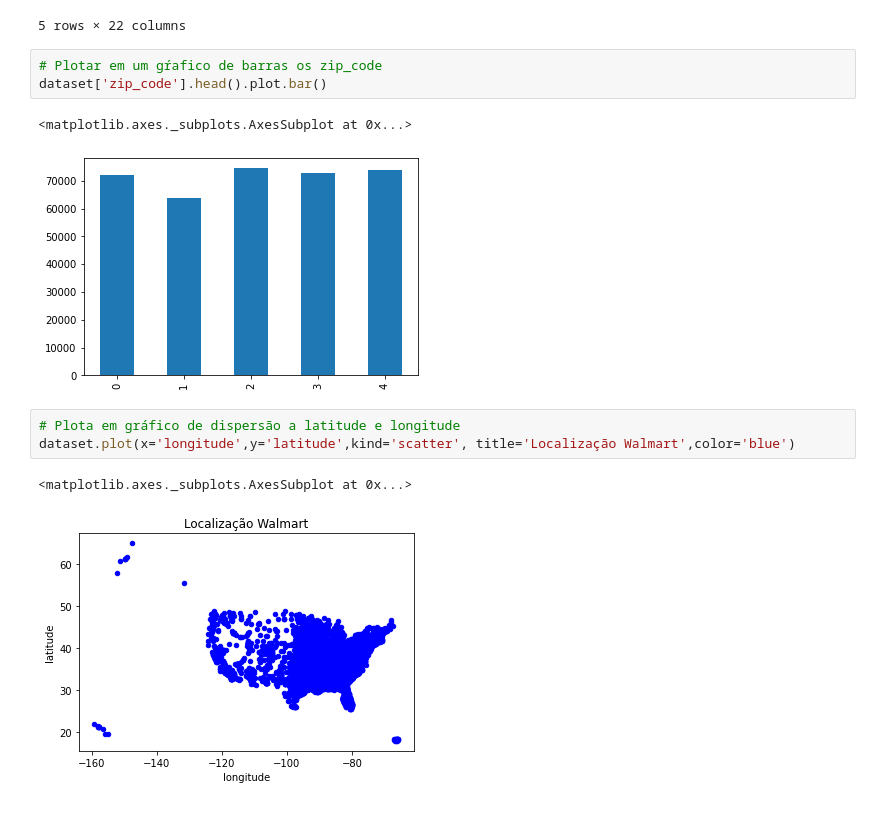
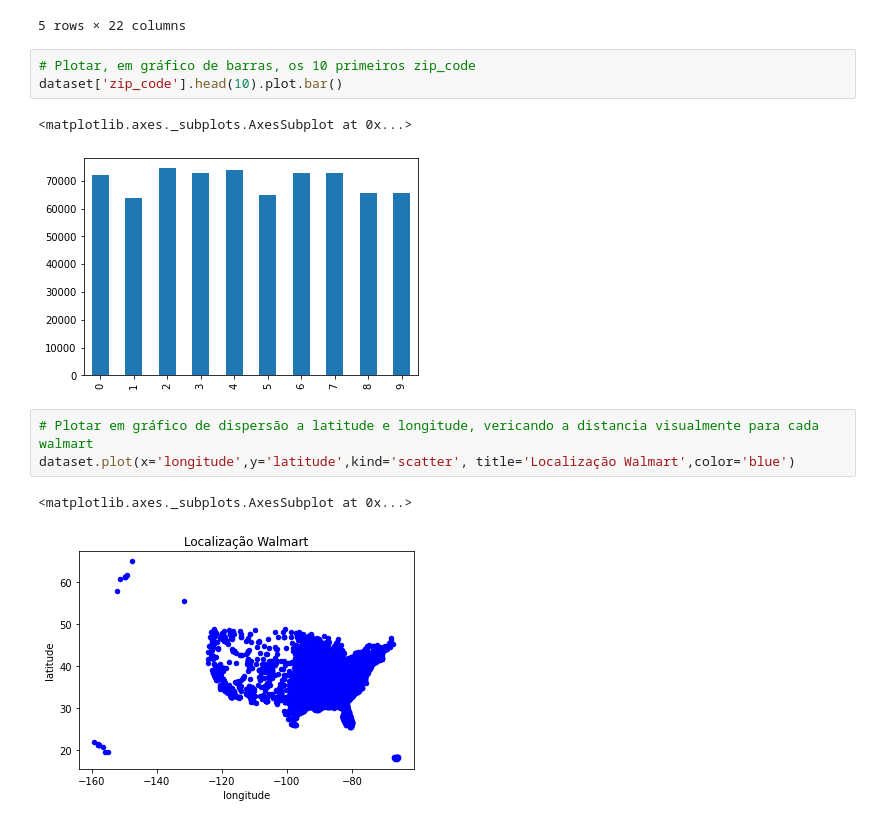
Before and after one commit to AntonioSlip/Engenharia_de_Dados, a Jupyter notebook: Python_para_Analise_de_dados_Pandas_01.ipynb, the cells around one changed output. Saved outputs shown, nothing was run; the diff lists cells and outputs as text.

```diff
--- a/Python_para_Analise_de_dados_Pandas_01.ipynb
+++ b/Python_para_Analise_de_dados_Pandas_01.ipynb
@@ -976,13 +989,13 @@ dataset.head()
 | 4 | Claremore Supercenter | https://www.walmart.com/store/12/... | 1500 S Lynn Riggs Blvd | Claremore | OK | 74017 | US | 918-341-2765 | NaN | ... |
 5 rows × 22 columns
 # %%
-# Plotar em um gŕafico de barras os zip_code
-dataset['zip_code'].head().plot.bar()
+# Plotar, em gráfico de barras, os 10 primeiros zip_code
+dataset['zip_code'].head(10).plot.bar()
 # %% [output]
 <matplotlib.axes._subplots.AxesSubplot at 0x...>
-[figure, old version]
+[figure, new version]
 # %%
-# Plota em gráfico de dispersão a latitude e longitude
+# Plotar em gráfico de dispersão a latitude e longitude, vericando a distancia visualmente para cada walmart
 dataset.plot(x='longitude',y='latitude',kind='scatter', title='Localização Walmart',color='blue')
 # %% [output]
 <matplotlib.axes._subplots.AxesSubplot at 0x...>
```
Also changed, not shown: parts of 22 cells of this notebook.
